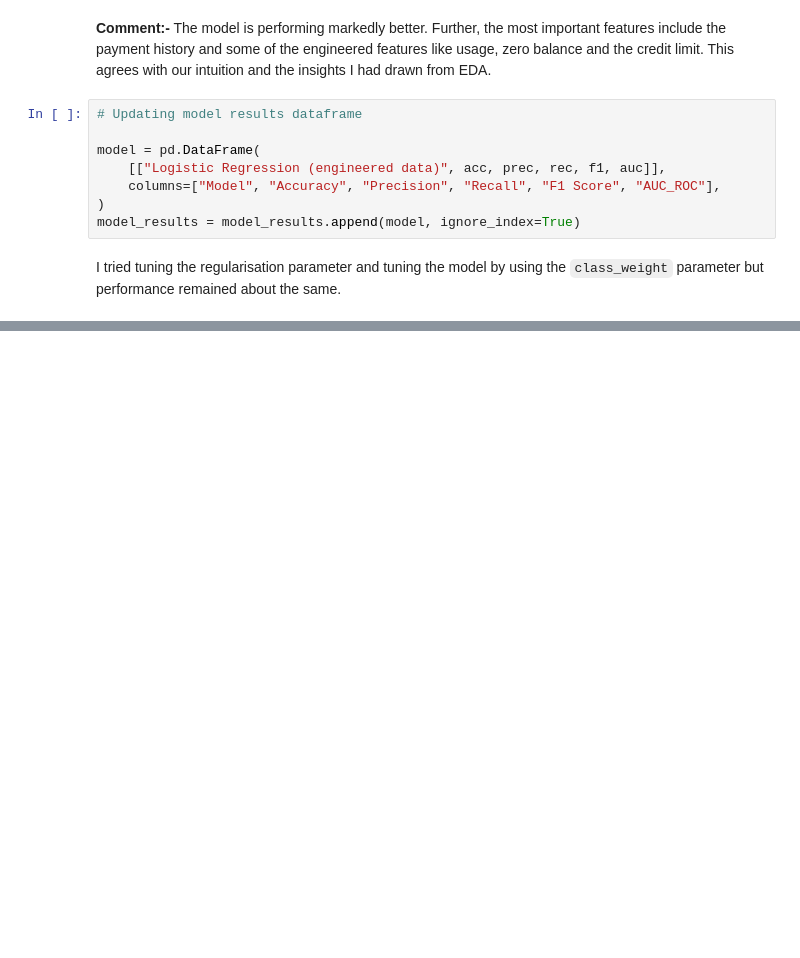
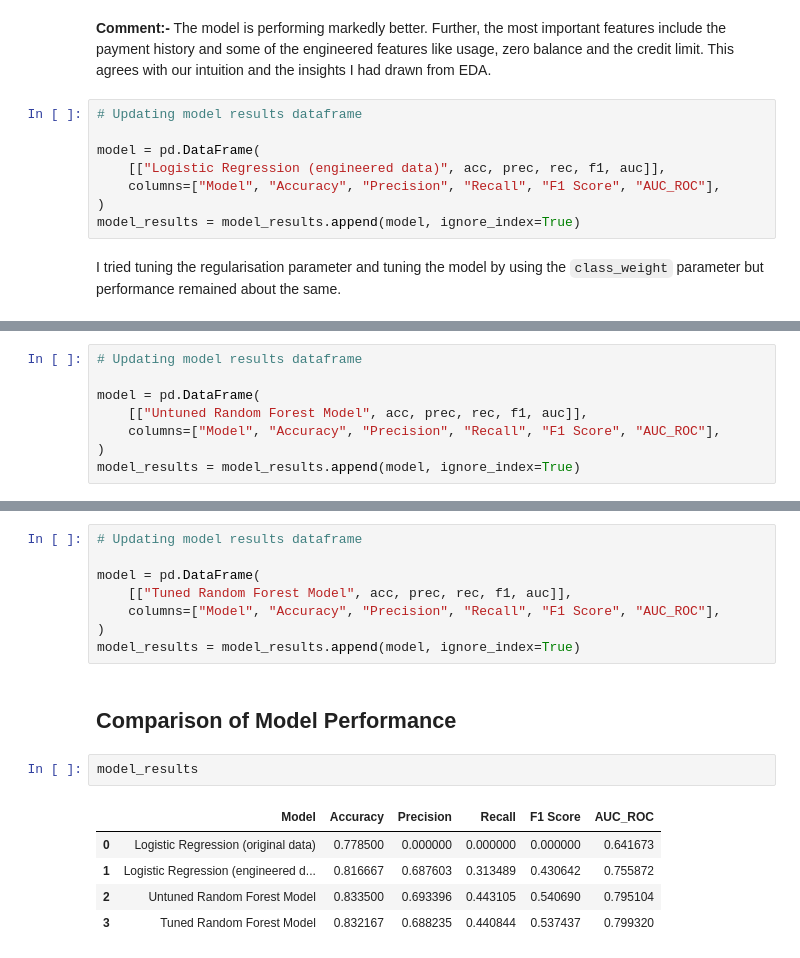
Before and after one commit to Aniket-Satpute/Credit-Card-Default-Prediction, a Jupyter notebook: Credit_Card_Default_Prediction_aniket.ipynb, the cells around one changed output, grey strips where cells are left out. Drawn from its saved outputs; the diff is of its cells as text; blank space fills up the shorter version.

```diff
--- a/Credit_Card_Default_Prediction_aniket.ipynb
+++ b/Credit_Card_Default_Prediction_aniket.ipynb
@@ -992,0 +1009,8 @@ I tried tuning the regularisation parameter and tuning the model by using the `c
+# %%
+# Updating model results dataframe
+
+model = pd.DataFrame(
+    [["Untuned Random Forest Model", acc, prec, rec, f1, auc]],
+    columns=["Model", "Accuracy", "Precision", "Recall", "F1 Score", "AUC_ROC"],
+)
+model_results = model_results.append(model, ignore_index=True)
@@ -992,0 +1106,19 @@ I tried tuning the regularisation parameter and tuning the model by using the `c
+# %%
+# Updating model results dataframe
+
+model = pd.DataFrame(
+    [["Tuned Random Forest Model", acc, prec, rec, f1, auc]],
+    columns=["Model", "Accuracy", "Precision", "Recall", "F1 Score", "AUC_ROC"],
+)
+model_results = model_results.append(model, ignore_index=True)
+# %% [markdown]
+<a id='comp'></a>
+## Comparison of Model Performance
+# %%
+model_results
+# %% [output]
+|  | Model | Accuracy | Precision | Recall | F1 Score | AUC_ROC |
+| 0 | Logistic Regression (original data) | 0.778500 | 0.000000 | 0.000000 | 0.000000 | 0.641673 |
+| 1 | Logistic Regression (engineered d... | 0.816667 | 0.687603 | 0.313489 | 0.430642 | 0.755872 |
+| 2 | Untuned Random Forest Model | 0.833500 | 0.693396 | 0.443105 | 0.540690 | 0.795104 |
+| 3 | Tuned Random Forest Model | 0.832167 | 0.688235 | 0.440844 | 0.537437 | 0.799320 |
```
Also changed, not shown: parts of 13 cells of this notebook.
